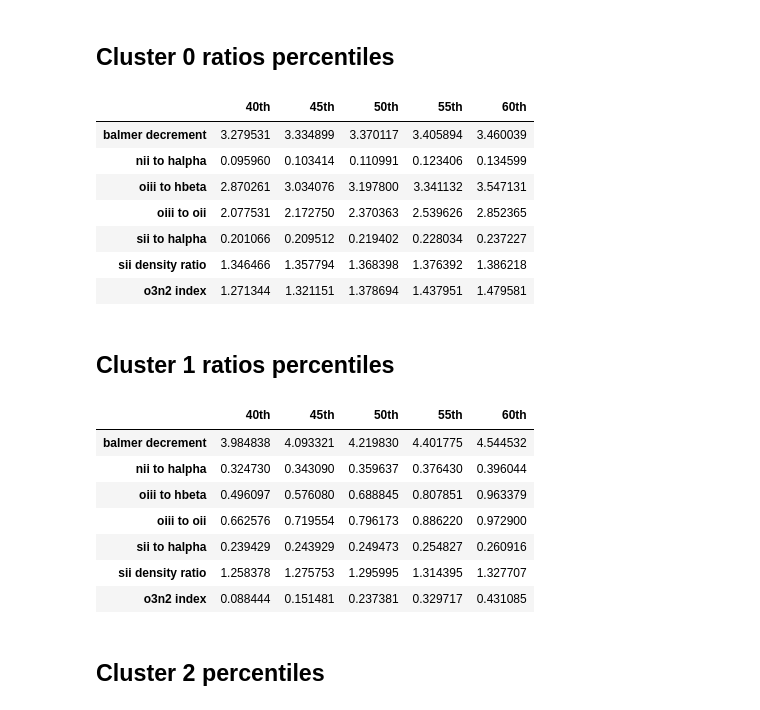
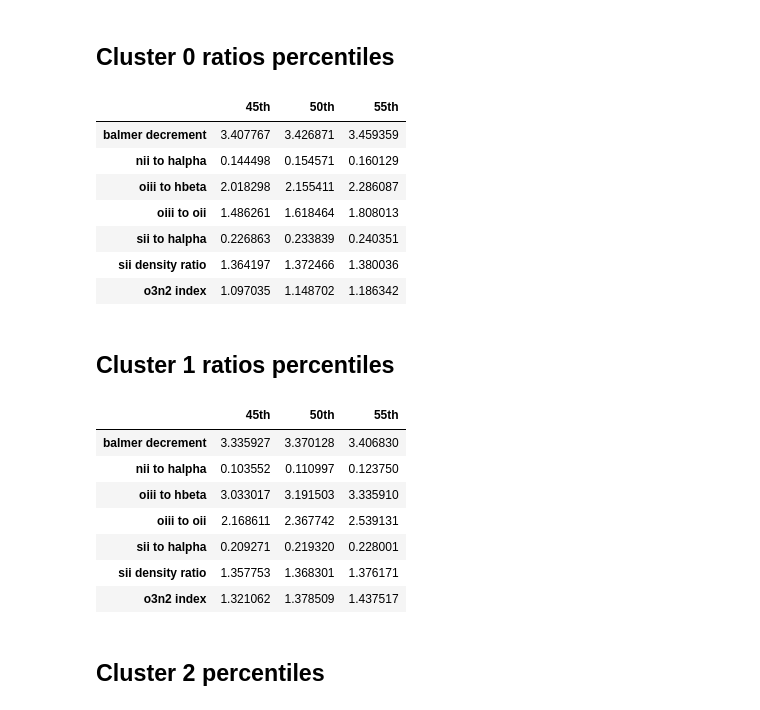
Before and after one commit to ed-ortizm/xai-astronomy, a Jupyter notebook: thesis/04_clustering_xai/05_iforest_cluster_analysis.ipynb, the cells around one changed output. Cells and saved outputs as stored; diff of their text form; code cells hidden in the pictures.

Commit message:
feature: correct clustering for iforest

```diff
--- a/thesis/04_clustering_xai/05_iforest_cluster_analysis.ipynb
+++ b/thesis/04_clustering_xai/05_iforest_cluster_analysis.ipynb
@@ -294,0 +279,24 @@ Loading XAI data from: /home/elom/phd/code/explanations/bin_03/iforest
+# %%
+scores_df = pd.read_csv(
+    f"{latent_dir}/{bin_id}/{score_name}/iforest_scores_bin_03_s128_e300_f100.csv",
+    usecols=["specobjid", f"{score_name}_score"],
+    index_col="specobjid",
+).loc[specobjids_arr]
+
+sorted_specobjids_arr = scores_df[f"{score_name}_score"].sort_values(
+    ascending=False
+).index.to_numpy()
+
+# 1. Find the index mapping from specobjids_arr to sorted_specobjids_arr
+indexer = pd.Index(specobjids_arr).get_indexer(sorted_specobjids_arr)
+
+# 2. Reorder all three arrays simultaneously using the indexer
+specobjids_arr = specobjids_arr[indexer]
+anomalies_arr = anomalies_arr[indexer]
+weights_arr = weights_arr[indexer]
+
+weights_dict = weights_prep(
+    weights=weights_arr, n_segments=n_segments
+)
+
+scores_df.loc[specobjids_arr].head(5)
@@ -335,4 +386,7 @@ cluster_meta_df.to_csv(f"{kmeans_model_dir}/metadata.csv.gz", compression="gzip"
 # %%
 cluster_meta_df = pd.read_csv(
     f"{kmeans_model_dir}/metadata.csv.gz", index_col="specobjid"
-).loc[sorted_specobjids_arr]
+).loc[specobjids_arr]
+
+for col in cluster_meta_df.columns:
+    print(col, end=", ")
@@ -473,30 +443,30 @@ ratios_percentiles_df
 ## Cluster 0 ratios percentiles
 # %%
 cluster_mask = cluster_meta_df["cluster"] == 0
-percentiles = np.arange(0.40, 0.65, 0.05)
+percentiles = np.arange(0.45, 0.60, 0.05)
 ratios_percentiles_df = cluster_meta_df.loc[
     cluster_mask, SDSS_NEBULAR_LINES_RATIOS_NAMES
 ].quantile(q=percentiles).T
 # map index name by replacing the '_' with ' ' for better readability
 ratios_percentiles_df.index = [
     idx.replace("_", " ") for idx in ratios_percentiles_df.index
 ]
 ratios_percentiles_df.columns = [f"{int(q * 100)}th" for q in percentiles]
 ratios_percentiles_df
 # %% [output]
-|  | 40th | 45th | 50th | 55th | 60th |
-| balmer decrement | 3.279531 | 3.334899 | 3.370117 | 3.405894 | 3.460039 |
-| nii to halpha | 0.095960 | 0.103414 | 0.110991 | 0.123406 | 0.134599 |
-| oiii to hbeta | 2.870261 | 3.034076 | 3.197800 | 3.341132 | 3.547131 |
-| oiii to oii | 2.077531 | 2.172750 | 2.370363 | 2.539626 | 2.852365 |
-| sii to halpha | 0.201066 | 0.209512 | 0.219402 | 0.228034 | 0.237227 |
-| sii density ratio | 1.346466 | 1.357794 | 1.368398 | 1.376392 | 1.386218 |
-| o3n2 index | 1.271344 | 1.321151 | 1.378694 | 1.437951 | 1.479581 |
+|  | 45th | 50th | 55th |
+| balmer decrement | 3.407767 | 3.426871 | 3.459359 |
+| nii to halpha | 0.144498 | 0.154571 | 0.160129 |
+| oiii to hbeta | 2.018298 | 2.155411 | 2.286087 |
+| oiii to oii | 1.486261 | 1.618464 | 1.808013 |
+| sii to halpha | 0.226863 | 0.233839 | 0.240351 |
+| sii density ratio | 1.364197 | 1.372466 | 1.380036 |
+| o3n2 index | 1.097035 | 1.148702 | 1.186342 |
 # %% [markdown]
 ## Cluster 1 ratios percentiles
 # %%
 cluster_mask = cluster_meta_df["cluster"] == 1
-percentiles = np.arange(0.40, 0.65, 0.05)
+percentiles = np.arange(0.45, 0.60, 0.05)
 ratios_percentiles_df = cluster_meta_df.loc[
     cluster_mask, SDSS_NEBULAR_LINES_RATIOS_NAMES
 ].quantile(q=percentiles).T
@@ -507,14 +477,14 @@ ratios_percentiles_df.index = [
 ratios_percentiles_df.columns = [f"{int(q * 100)}th" for q in percentiles]
 ratios_percentiles_df
 # %% [output]
-|  | 40th | 45th | 50th | 55th | 60th |
-| balmer decrement | 3.984838 | 4.093321 | 4.219830 | 4.401775 | 4.544532 |
-| nii to halpha | 0.324730 | 0.343090 | 0.359637 | 0.376430 | 0.396044 |
-| oiii to hbeta | 0.496097 | 0.576080 | 0.688845 | 0.807851 | 0.963379 |
-| oiii to oii | 0.662576 | 0.719554 | 0.796173 | 0.886220 | 0.972900 |
-| sii to halpha | 0.239429 | 0.243929 | 0.249473 | 0.254827 | 0.260916 |
-| sii density ratio | 1.258378 | 1.275753 | 1.295995 | 1.314395 | 1.327707 |
-| o3n2 index | 0.088444 | 0.151481 | 0.237381 | 0.329717 | 0.431085 |
+|  | 45th | 50th | 55th |
+| balmer decrement | 3.335927 | 3.370128 | 3.406830 |
+| nii to halpha | 0.103552 | 0.110997 | 0.123750 |
+| oiii to hbeta | 3.033017 | 3.191503 | 3.335910 |
+| oiii to oii | 2.168611 | 2.367742 | 2.539131 |
+| sii to halpha | 0.209271 | 0.219320 | 0.228001 |
+| sii density ratio | 1.357753 | 1.368301 | 1.376171 |
+| o3n2 index | 1.321062 | 1.378509 | 1.437517 |
 # %% [markdown]
 ## Cluster 2 percentiles
 # %%
```
Also changed, not shown: parts of 34 cells of this notebook.
